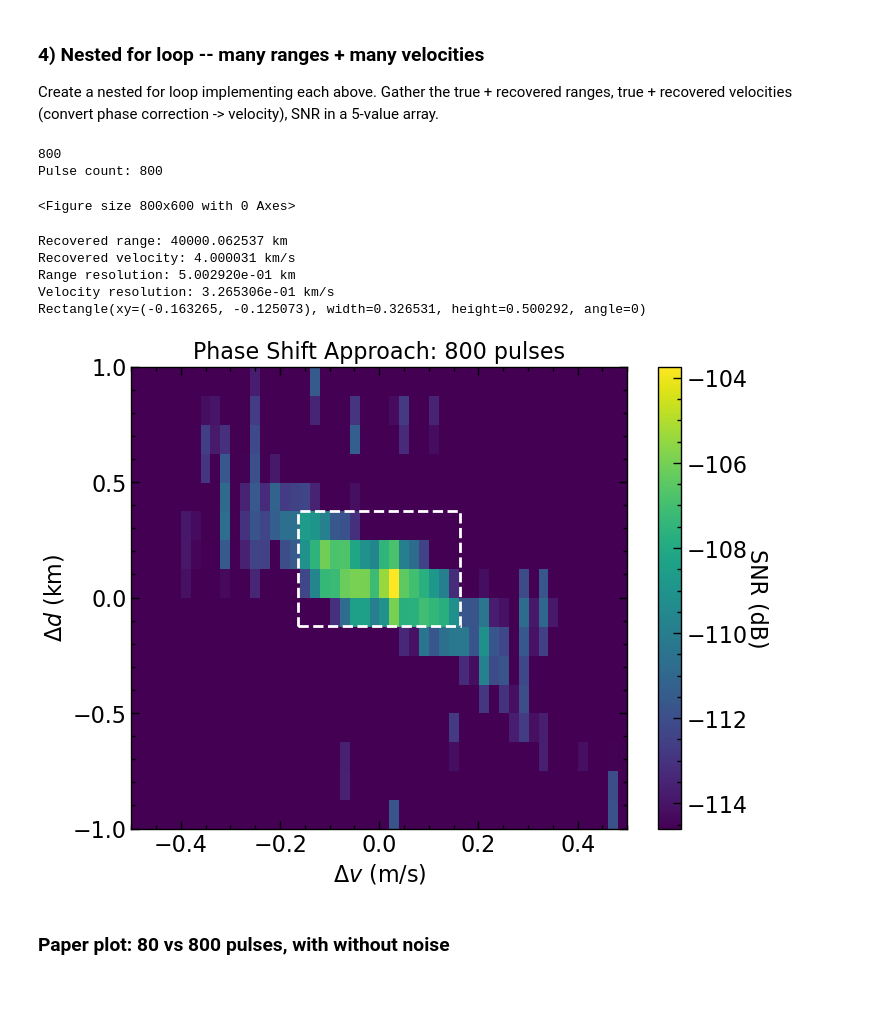
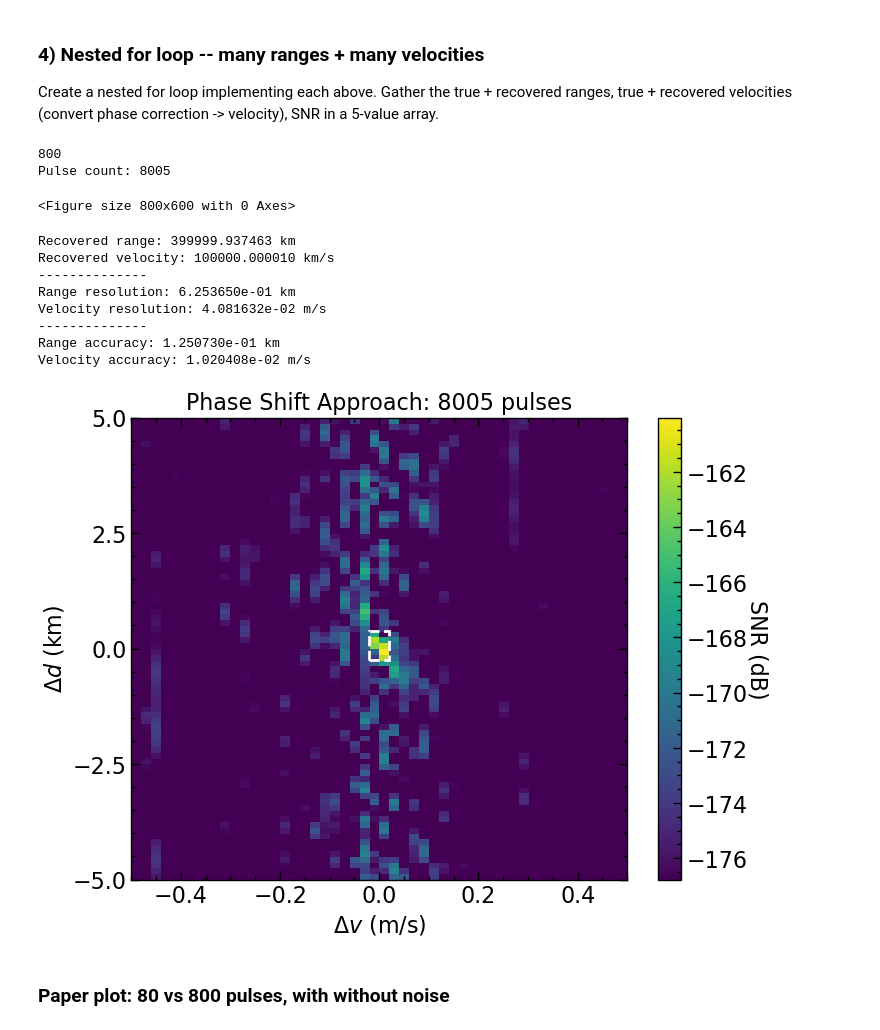
Before and after one commit to MystaryPi/reason-ranging, a Jupyter notebook: Phase Shift Approach.ipynb, the cells around one changed output. Drawn from its saved outputs; the diff is of its cells as text; code cells hidden in the pictures; blank space fills up the shorter version.

Commit message:
Edits to phase shift for 56 h c/a

```diff
--- a/Phase Shift Approach.ipynb
+++ b/Phase Shift Approach.ipynb
@@ -114,7 +114,7 @@ N_galactic = 10**-17 # W/mhz/m^2
 N_power = N_galactic * (hf_bandwidth/1e6) * hf_Ae # W
 print("Galactic noise (power): {} W".format(N_power))
 
-start_alt = 40000*1e3 #m
+start_alt = 1000000*1e3 #m
 end_time = 2*start_alt/c #s
 vtrue = 4e3 #m/s
 
@@ -316,10 +306,9 @@ plt.tight_layout()
 ### 4) Nested for loop -- many ranges + many velocities
 Create a nested for loop implementing each above. Gather the true + recovered ranges, true + recovered velocities (convert phase correction -> velocity), SNR in a 5-value array.
 # %%
-velocity_guesses = np.linspace(3.9995e3, 4.0005e3, 50) # m/s
-
-dtrue = 40000e3
-vtrue = 4000 # m/s -- the actual velocity
+dtrue = 400000e3
+vtrue = 100000e3 # m/s -- the actual velocity
+velocity_guesses = np.linspace(vtrue-0.0005e3, vtrue+0.0005e3, 50) # m/s
 
 #end_time = 2*dtrue/c #s -- 40 PULSES
 end_time = 2*dtrue/c  # s
@@ -343,6 +332,6 @@ for idv, v in enumerate(tqdm(velocity_guesses)):
     final[:,idv] = SNR
 # %% [output]
 800
-Pulse count: 800
+Pulse count: 8005
 <Figure size 800x600 with 0 Axes>
 # %%
@@ -350,7 +339,10 @@ final_full = final
 # %%
 #plt.style.use('/Users/michpark/Sync/Documents/JPL-EUROPA/sample.mplstyle')
+
+# create the colorplot
 fig, ax = plt.subplots(figsize=(8, 6))
-vmin_val = (np.max(final)-np.min(final)) / 1.2 + np.min(final)
+vmin_val = (np.max(final)-np.min(final)) / 1.3 + np.min(final)
+
 heatmap = ax.imshow(final, cmap='viridis', origin="lower",aspect='auto', vmin =vmin_val,
               vmax = np.max(final), extent =[(np.min(velocity_guesses)-vtrue),
                                      (np.max(velocity_guesses)-vtrue), (np.min(distance_guesses)-dtrue)/1e3,
@@ -363,58 +355,65 @@ cbar.set_label('SNR (dB)', rotation=270, labelpad=15)
 # Customize the plot
 ax.set_ylabel(r'$\Delta d$ (km)')
 ax.set_xlabel(r'$\Delta v$ (m/s)')
-ax.set_title('Phase Shift Approach: {} pulses'.format(pulse_count))
+ax.set_title('Phase Shift Approach: {} pulses'.format(pulse_count, dtrue))
 
 recovered_indices = np.unravel_index(final.argmax(), final.shape)
 print("Recovered range: {:.6f} km".format(distance_guesses[recovered_indices[0]]/1e3))
 print("Recovered velocity: {:.6f} km/s".format(velocity_guesses[recovered_indices[1]]/1e3))
+print("--------------")
 
 ax.locator_params(axis='x', nbins=5)
 #ax.xaxis.set_major_formatter(FormatStrFormatter('%1.1e'))
 #ax.yaxis.set_major_formatter(FormatStrFormatter('%1.1e'))
 ax.locator_params(axis='y', nbins=5)
 
 # DRAW CONTOUR
-threshold = np.percentile(final, 99.9)  # Top 0.01% as the brightest
+threshold = np.percentile(final, 99.9)  # Top 0.1% as the brightest
 brightest_region = final >= threshold
 labeled_array, num_features = label(brightest_region)
 regions = find_objects(labeled_array)
 largest_region = max(regions, key=lambda r: (r[0].stop - r[0].start) * (r[1].stop - r[1].start))
 
 # Get the coordinates for the rectangle
-y_start, y_stop = (distance_guesses[max(0, largest_region[0].start)] - dtrue)/1e3, (distance_guesses[min(final.shape[0], largest_region[0].stop)] - dtrue)/1e3
-x_start, x_stop = (velocity_guesses[max(0, largest_region[1].start)] - vtrue), (velocity_guesses[min(final.shape[1], largest_region[1].stop)] - vtrue)
+y_start, y_stop = (distance_guesses[max(0, largest_region[0].start)] - dtrue), (distance_guesses[min(final.shape[0]-1, largest_region[0].stop)] - dtrue)
+x_start, x_stop = (velocity_guesses[max(0, largest_region[1].start)] - vtrue), (velocity_guesses[min(final.shape[1]-1, largest_region[1].stop)] - vtrue)
 
 # Draw the rectangle
-rect = plt.Rectangle((x_start - 0.5*np.diff(velocity_guesses)[0], y_start - 0.5*np.diff(distance_guesses)[0]/1e3), x_stop - x_start, y_stop - y_start,
+rect = plt.Rectangle((x_start - 0.5*np.diff(velocity_guesses)[0], y_start/1e3 - 0.5*np.diff(distance_guesses)[0]/1e3), (x_stop - x_start), (y_stop - y_start)/1e3,
                      edgecolor='white', facecolor='none', linewidth=2, ls='--', path_effects=[path_effects.withStroke(linewidth=1, foreground='black')])
 ax.add_patch(rect)
 
-# label with the width + height for resolution
-print("Range resolution: {:e} km".format(y_stop-y_start))
-print("Velocity resolution: {:e} km/s".format(x_stop-x_start))
+# label with the width + height
+# resolution = width of the top 0.1% box
+# accuracy = how off from actual true value
+print("Range resolution: {:e} km".format((y_stop-y_start)/1e3))
+print("Velocity resolution: {:e} m/s".format((x_stop-x_start)))
+print("--------------")
+print("Range accuracy: {:e} km".format(np.mean([y_start, y_stop])/1e3))
+print("Velocity accuracy: {:e} m/s".format(np.mean([x_stop,x_start])))
 
-range_res = (y_stop - y_start) # in km
-vel_res = (x_stop - x_start) * 1e5 # in cm/s
-
-print(rect)
+# annotate with the width + height of box
 #ax.annotate('{:.3f} cm/s'.format(vel_res), (x_start + (x_stop-x_start)/2, y_start-(y_stop-y_start)/2.9), ha='center', color='white', fontsize=14, fontweight='bold')
 #ax.annotate('{:.3f} km'.format(range_res), (x_start - (x_stop-x_start)/1.3, y_start + (y_stop-y_start)/2), va='center', color='white', fontsize=14, fontweight='bold')
 
-#ax.text(x=0.05, y=0.93, s=r'Recovered range: {:.6f} km'.format(distance_guesses[recovered_indices[0]]/1e3), transform=ax.transAxes, color='white')
-#ax.text(x=0.05, y=0.89, s=r'Recovered velocity: {:.6f} km/s'.format(velocity_guesses[recovered_indices[1]]/1e3), transform=ax.transAxes, color='white')
+# annotate with recovered values
+#ax.text(x=0.05, y=0.93, s=r'Range offset: {:.4f} km'.format(np.mean([y_start, y_stop])/1e3), transform=ax.transAxes, color='white')
+#ax.text(x=0.05, y=0.89, s=r'Velocity offset: {:.4f} m/s'.format(np.mean([x_start, x_stop])), transform=ax.transAxes, color='white')
 
-plt.xlim((-0.5, 0.5))
-plt.ylim((-1, 1))
+#plt.xlim((-0.2, 0.2))
+plt.ylim((x_start/1e3-5, x_stop/1e3+5))
 
 plt.show()
 # %% [output]
-Recovered range: 40000.062537 km
-Recovered velocity: 4.000031 km/s
-Range resolution: 5.002920e-01 km
-Velocity resolution: 3.265306e-01 km/s
-Rectangle(xy=(-0.163265, -0.125073), width=0.326531, height=0.500292, angle=0)
+Recovered range: 399999.937463 km
+Recovered velocity: 100000.000010 km/s
+--------------
+Range resolution: 6.253650e-01 km
+Velocity resolution: 4.081632e-02 m/s
+--------------
+Range accuracy: 1.250730e-01 km
+Velocity accuracy: 1.020408e-02 m/s
-[figure, old version]
+[figure, new version]
 # %% [markdown]
 ### Paper plot: 80 vs 800 pulses, with without noise
 # %%
```
Also changed, not shown: parts of 8 cells of this notebook, 5 other files.
